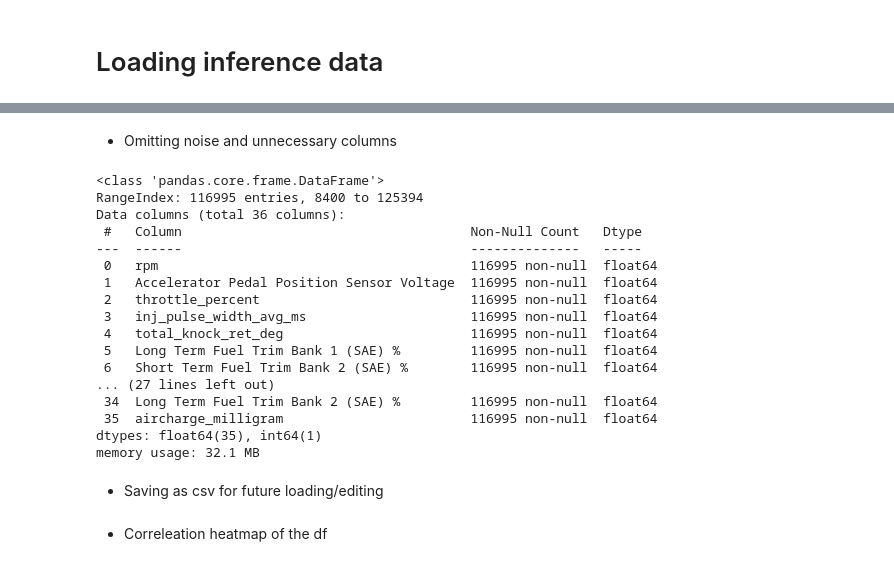
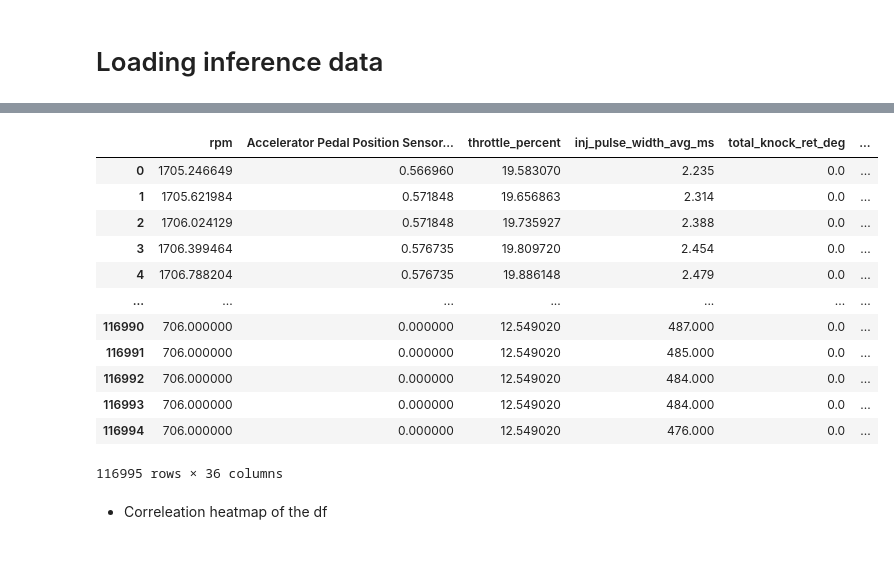
Before and after one commit to mussindasrepo/VEmapANN, a Jupyter notebook: VE_map_inference.ipynb, the cells around one changed output, grey strips where cells are left out. Saved outputs shown, nothing was run; the diff lists cells and outputs as text; code cells hidden in the pictures.

```diff
--- a/VE_map_inference.ipynb
+++ b/VE_map_inference.ipynb
@@ -35,55 +14,21 @@ memory usage: 48.8+ MB
-# %% [markdown]
-* Omitting noise and unnecessary columns
-# %%
-filtered_inference_data = raw_inference_data.iloc[8400:,[1, 3, 4, 9, 10, 11, 12, 17, 18, 19, 20, 21, 22, 23, 24, 25, 26, 27, 28, 29, 30, 31, 32, 33, 34, 38, 39, 40, 41, 42, 43, 44, 45, 48, 49, 50]]
-
-renamed_inference_data = filtered_inference_data.rename(columns={'Engine RPM (SAE)': 'rpm',
-                                        'Throttle Position (SAE) %': 'throttle_percent',
-                                        'Injector Pulse Width Average ms': 'inj_pulse_width_avg_ms',
-                                        'Timing Advance Degree (SAE)': 'timing_advance_deg',
-                                        'Total Knock Retard Degree': 'total_knock_ret_deg',
-                                        'Idle Desired RPM': 'idle_desired_rpm',
-                                        'Vehicle Speed (SAE) km/h': 'kmh',
-                                        'Absolute Load (SAE) %': 'absolute_load_percent',
-                                        'Exhaust Gas Temperature C°': 'exh_temp_celsius',
-                                        'Engine Coolant Temp (SAE) C°': 'coolant_temp_celsius',
-                                        'Intake Air Temp (SAE) C°': 'intake_air_temp_celsius',
-                                        'Manifold Air Temp C°': 'manifold_air_temp_celsius',
-                                        'Barometric Pressure kPa': 'barometric_pressure_kpa',
-                                        'Ambient Air Temp (SAE) C°': 'ambient_air_temp_celsius',
-                                        'Total Airflow g/s': 'total_airflow_grampersecond',
-                                        'Total Volumetric Efficiency Bank 1 %': 'total_ve_bank_1_percent',
-                                        'Base Volumetric Efficiency Bank 1 %': 'base_ve_bank_1_percent',
-                                        'Intake Manifold Absolute Pressure (SAE) kPa': 'absolute_in_manifold_pressure_kpa',
-                                        'Fuel Mass Cyl 1 Gramm': 'fuel_mass_cyl1_gramm',
-                                        'Pressure Ratio': 'pratio',
-                                        'Aircharge mg': 'aircharge_milligram'})
-
-
-renamed_inference_data.info()
-# %% [output]
-<class 'pandas.core.frame.DataFrame'>
-RangeIndex: 116995 entries, 8400 to 125394
-Data columns (total 36 columns):
- #   Column                                     Non-Null Count   Dtype
----  ------                                     --------------   -----
- 0   rpm                                        116995 non-null  float64
- 1   Accelerator Pedal Position Sensor Voltage  116995 non-null  float64
- 2   throttle_percent                           116995 non-null  float64
- 3   inj_pulse_width_avg_ms                     116995 non-null  float64
- 4   total_knock_ret_deg                        116995 non-null  float64
- 5   Long Term Fuel Trim Bank 1 (SAE) %         116995 non-null  float64
- 6   Short Term Fuel Trim Bank 2 (SAE) %        116995 non-null  float64
-... (27 lines left out)
- 34  Long Term Fuel Trim Bank 2 (SAE) %         116995 non-null  float64
- 35  aircharge_milligram                        116995 non-null  float64
-dtypes: float64(35), int64(1)
-memory usage: 32.1 MB
-# %% [markdown]
-* Saving as csv for future loading/editing
 # %%
+renamed_inference_data = pd.read_csv('testdf_filtered.csv', sep=';')
+renamed_inference_data = renamed_inference_data.drop(columns=renamed_inference_data.columns[0])
 renamed_inference_data
-renamed_inference_data.to_csv('testdf_filtered.csv', sep=';')
+# %% [output]
+|  | rpm | Accelerator Pedal Position Sensor... | throttle_percent | inj_pulse_width_avg_ms | total_knock_ret_deg | ... |
+| 0 | 1705.246649 | 0.566960 | 19.583070 | 2.235 | 0.0 | ... |
+| 1 | 1705.621984 | 0.571848 | 19.656863 | 2.314 | 0.0 | ... |
+| 2 | 1706.024129 | 0.571848 | 19.735927 | 2.388 | 0.0 | ... |
+| 3 | 1706.399464 | 0.576735 | 19.809720 | 2.454 | 0.0 | ... |
+| 4 | 1706.788204 | 0.576735 | 19.886148 | 2.479 | 0.0 | ... |
+| ... | ... | ... | ... | ... | ... | ... |
+| 116990 | 706.000000 | 0.000000 | 12.549020 | 487.000 | 0.0 | ... |
+| 116991 | 706.000000 | 0.000000 | 12.549020 | 485.000 | 0.0 | ... |
+| 116992 | 706.000000 | 0.000000 | 12.549020 | 484.000 | 0.0 | ... |
+| 116993 | 706.000000 | 0.000000 | 12.549020 | 484.000 | 0.0 | ... |
+| 116994 | 706.000000 | 0.000000 | 12.549020 | 476.000 | 0.0 | ... |
+116995 rows × 36 columns
 # %% [markdown]
 * Correleation heatmap of the df
 # %%
```
Also changed, not shown: parts of 2 cells of this notebook, 6 other files.
